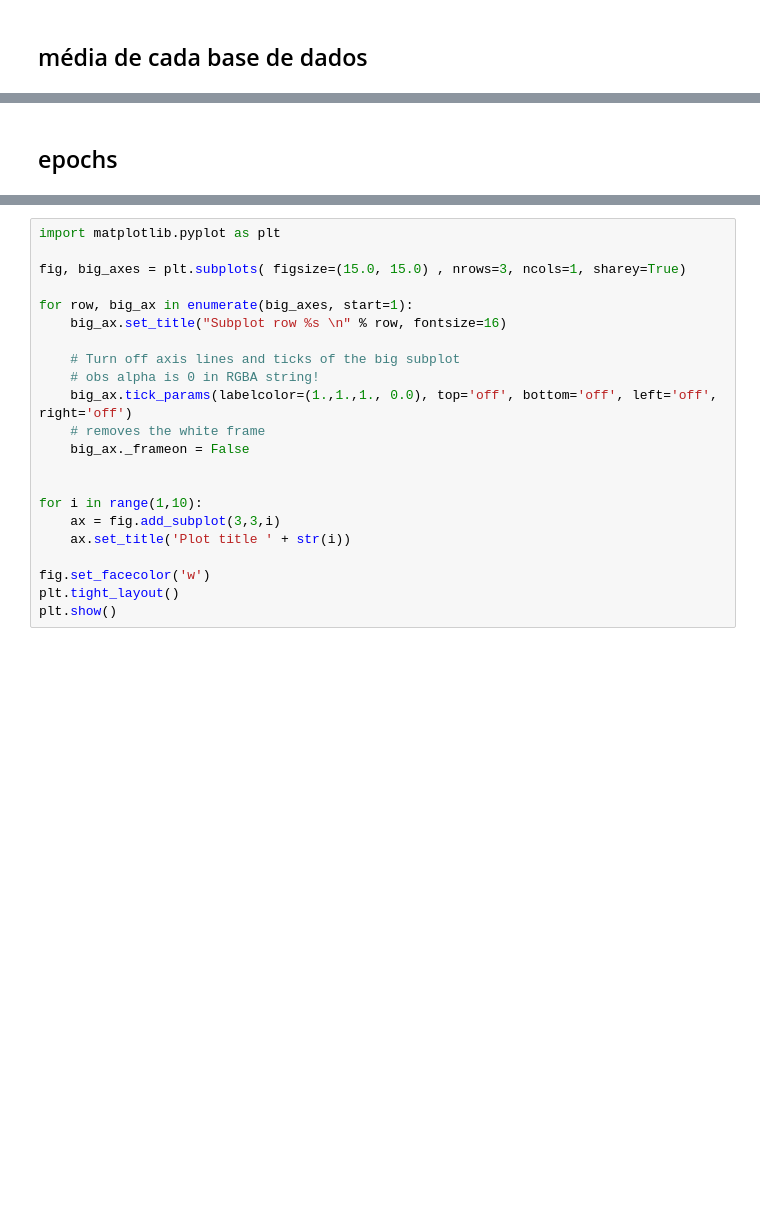
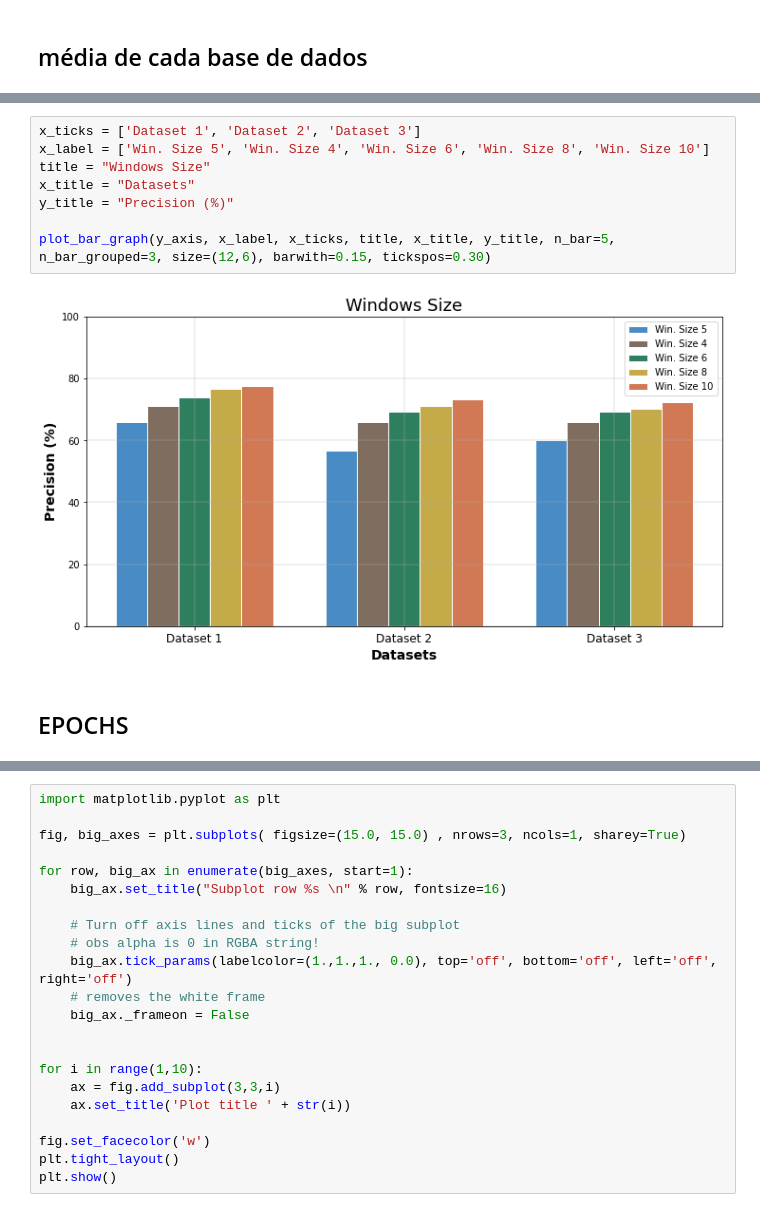
Before and after one commit to danielkansaon/NLP-Discipline, a Jupyter notebook: TP1/TP1_word2vec.ipynb, the cells around one changed output, grey strips where cells are left out. Saved outputs shown, nothing was run; the diff lists cells and outputs as text; blank space fills up the shorter version.

```diff
--- a/TP1/TP1_word2vec.ipynb
+++ b/TP1/TP1_word2vec.ipynb
@@ -360,3 +501,13 @@ print(me_win2, me_win4, me_win6, me_win8, me_win10)
+# %%
+x_ticks = ['Dataset 1', 'Dataset 2', 'Dataset 3']
+x_label = ['Win. Size 5', 'Win. Size 4', 'Win. Size 6', 'Win. Size 8', 'Win. Size 10']
+title = "Windows Size"
+x_title = "Datasets"
+y_title = "Precision (%)"
+
+plot_bar_graph(y_axis, x_label, x_ticks, title, x_title, y_title, n_bar=5, n_bar_grouped=3, size=(12,6), barwith=0.15, tickspos=0.30)
+# %% [output]
+[figure, added]
 # %% [markdown]
-## epochs
+## EPOCHS
 # %%
```
Also changed, not shown: parts of 26 cells of this notebook, 1 other file.
